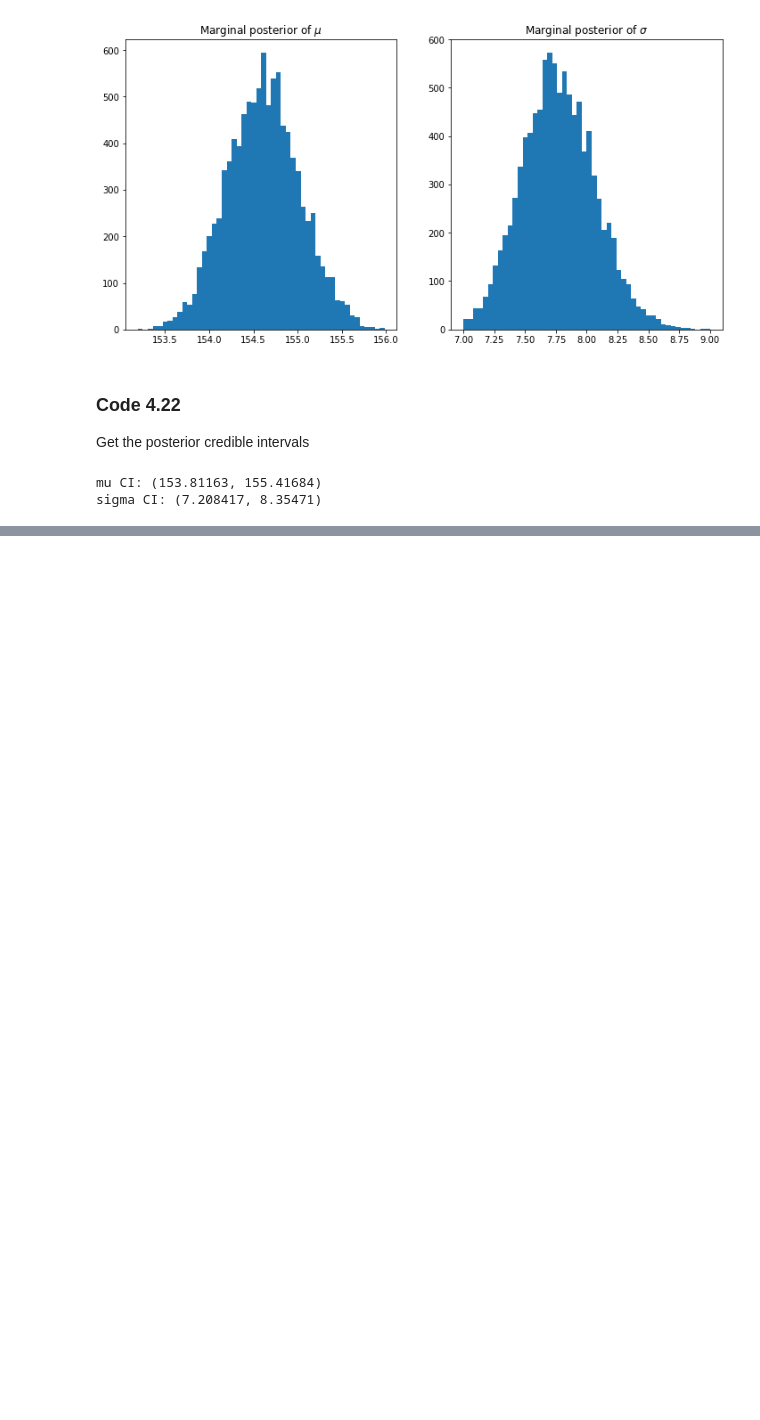
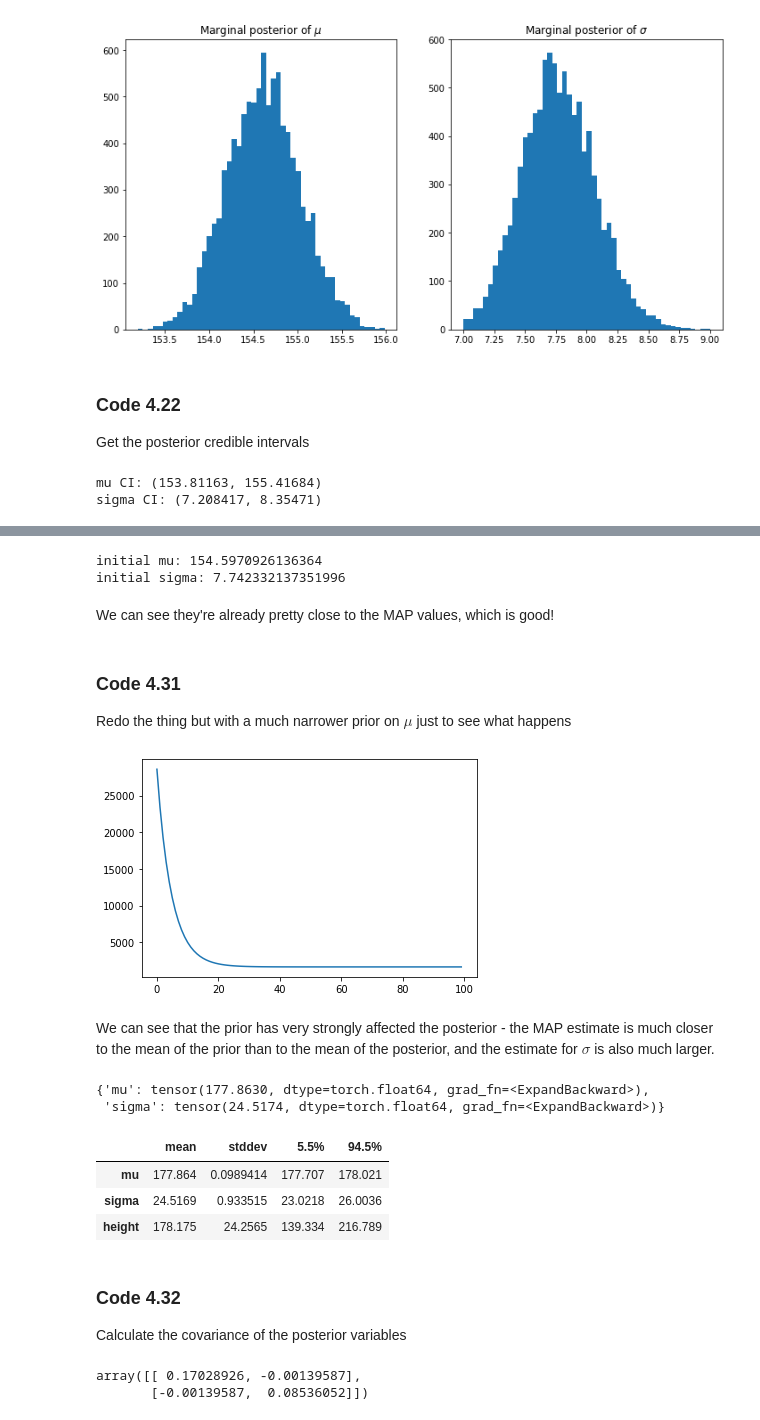
Before and after one commit to ecotner/statistical-rethinking, a Jupyter notebook: notebooks/4_geocentric_models.ipynb, the cells around one changed output, grey strips where cells are left out. Cells and saved outputs as stored; diff of their text form; code cells hidden in the pictures; blank space fills up the shorter version.

```diff
--- a/notebooks/4_geocentric_models.ipynb
+++ b/notebooks/4_geocentric_models.ipynb
@@ -299,0 +426,71 @@ sigma CI: (7.208417, 8.35471)
+# %%
+print("initial mu:", d2.mean().item())
+print("initial sigma:", d2.std().item())
+# %% [output]
+initial mu: 154.5970926136364
+initial sigma: 7.742332137351996
+# %% [markdown]
+We can see they're already pretty close to the MAP values, which is good!
+# %% [markdown]
+### Code 4.31
+Redo the thing but with a much narrower prior on $\mu$ just to see what happens
+# %%
+# Construct the dataset
+d2 = tt(howell_df[howell_df["age"] >= 18]["height"].values)
+
+# Specify the model
+def model(data, train=True):
+    mu = pyro.sample("mu", Normal(178, 0.1))
+    sigma = pyro.sample("sigma", Uniform(0, 50))
+    if train:
+        with pyro.plate("obs", len(data)):
+            pyro.sample("height", Normal(mu, sigma), obs=data)
+    else:
+        pyro.sample("height", Normal(mu, sigma))
+
+# Specify the guide (using a handy Laplace approx.)
+delta_guide = AutoLaplaceApproximation(
+    model,
+    init_to_value(values={"mu": d2.mean(), "sigma": d2.std()})
+)
+
+# Use SVI to get the MAP estimate
+pyro.clear_param_store()
+svi = SVI(model, delta_guide, optim=SGD({"lr": 1e-3}), loss=Trace_ELBO())
+loss = [svi.step(d2) for _ in range(100)]
+
+# Expand around the posterior mode to get Laplace approx.
+# AKA a multivariate normal
+guide = delta_guide.laplace_approximation(d2)
+# %%
+# Plot the loss
+plt.plot(loss); plt.show()
+# %% [output]
+[figure, added]
+# %% [markdown]
+We can see that the prior has very strongly affected the posterior - the MAP estimate is much closer to the mean of the prior than to the mean of the posterior, and the estimate for $\sigma$ is also much larger.
+# %%
+delta_guide()
+# %% [output]
+{'mu': tensor(177.8630, dtype=torch.float64, grad_fn=<ExpandBackward>),
+ 'sigma': tensor(24.5174, dtype=torch.float64, grad_fn=<ExpandBackward>)}
+# %%
+# Sample from the posterior
+samples_ = {
+    k: v.flatten().detach().numpy()
+    for k, v in Predictive(model, guide=guide, num_samples=10000)(d2, False).items()
+}
+precis(samples_)
+# %% [output]
+|  | mean | stddev | 5.5% | 94.5% |
+| mu | 177.864 | 0.0989414 | 177.707 | 178.021 |
+| sigma | 24.5169 | 0.933515 | 23.0218 | 26.0036 |
+| height | 178.175 | 24.2565 | 139.334 | 216.789 |
+# %% [markdown]
+### Code 4.32
+Calculate the covariance of the posterior variables
+# %%
+np.cov([samples["mu"], samples["sigma"]])
+# %% [output]
+array([[ 0.17028926, -0.00139587],
+       [-0.00139587,  0.08536052]])
```
Also changed, not shown: parts of 42 cells of this notebook.
